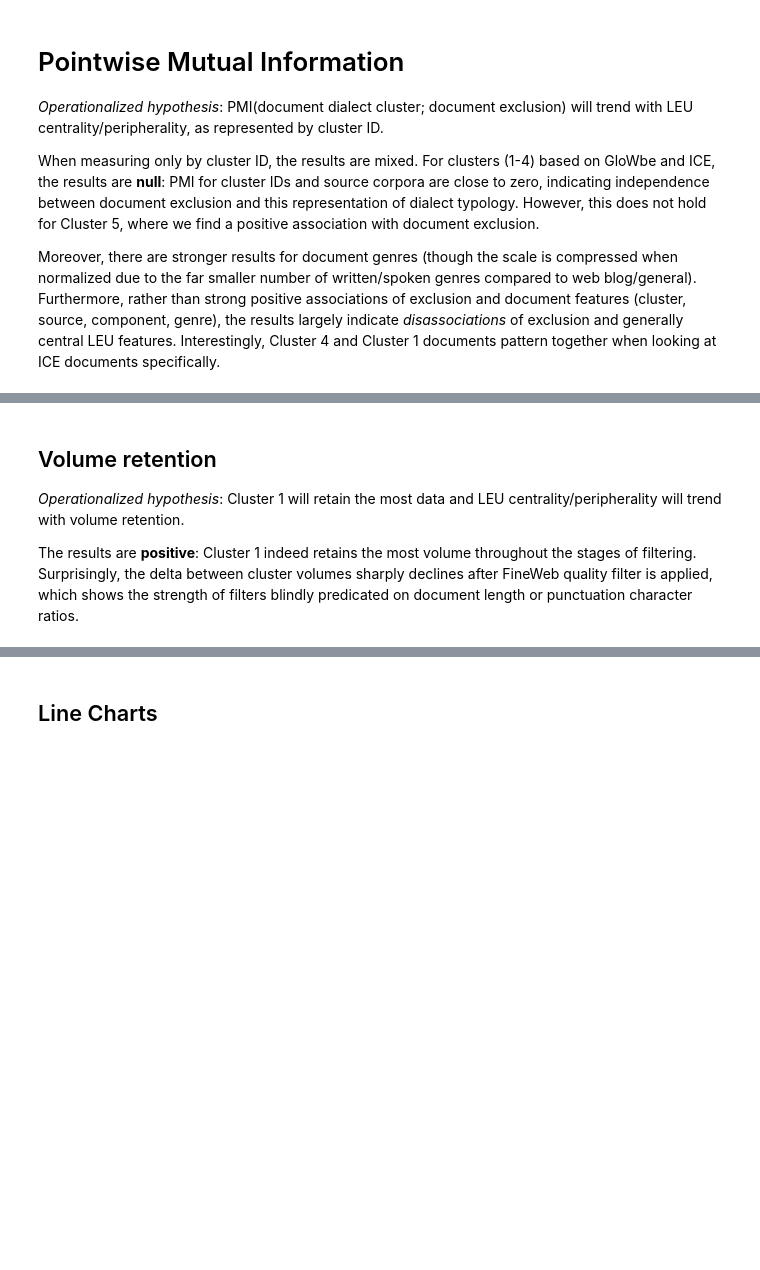
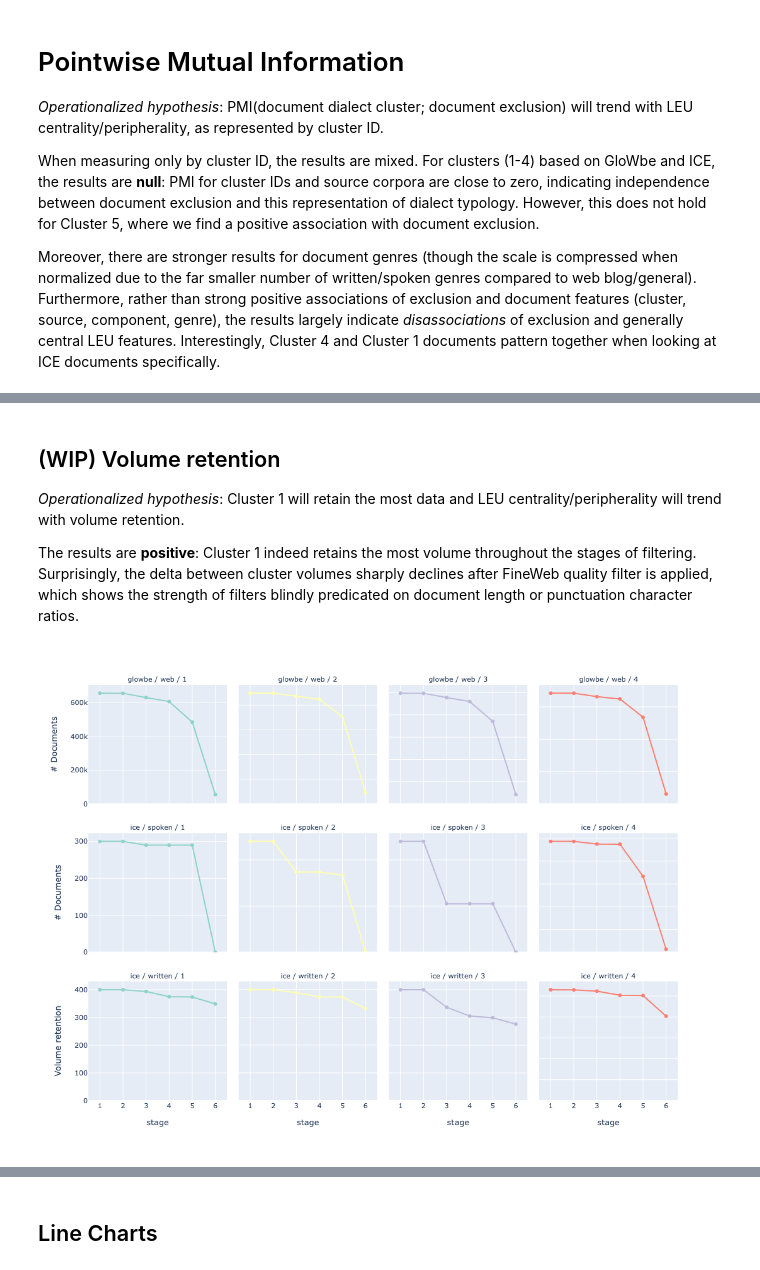
Before and after one commit to jessicacwang/pretraining-quality-mobility, a Jupyter notebook: eval/filter_audit.ipynb, the cells around one changed output, grey strips where cells are left out. Drawn from its saved outputs; the diff is of its cells as text; code cells hidden in the pictures; blank space fills up the shorter version.

```diff
--- a/eval/filter_audit.ipynb
+++ b/eval/filter_audit.ipynb
@@ -294,28 +308,33 @@ render_pmi_bar("by_mobility").write_image("../output/eval/images/pmi/mobility.pn
 # %% [markdown]
-## Volume retention
+## (WIP) Volume retention
 
 *Operationalized hypothesis*: Cluster 1 will retain the most data and LEU centrality/peripherality will trend with volume retention.
 
 The results are **positive**: Cluster 1 indeed retains the most volume throughout the stages of filtering. Surprisingly, the delta between cluster volumes sharply declines after FineWeb quality filter is applied, which shows the strength of filters blindly predicated on document length or punctuation character ratios.
 # %%
 def render_volume_line(subset_key, color_map=COLOR_MAP,font_size=11):
-    df = series[subset_key]
+    df = series[subset_key].sort_values(by=["value", "stage"])
     key_label = subset_key.replace("by_", "").replace("_", " / ")
     fig = px.line(
         df, x="stage", y="included", color="color_key",
-        line_group="value", facet_col="color_key", facet_col_wrap=2,
+        facet_col="value", facet_col_wrap=4,
+        line_group="value",
         color_discrete_map=color_map, markers=True,
-        labels={"color_key": key_label},
-        category_orders={"color_key": ["1", "2", "3", "4"]},
+        labels={"color_key": key_label, "included": "# Documents"},
+        # category_orders={"color_key": ["1", "2", "3", "4"]},
     )
     plot_size=800
-    # fig.update_traces(opacity=0.5)
-    fig.update_layout(width=plot_size, height=plot_size, yaxis_title=f"Volume retention", font=dict(size=font_size))
-    fig.for_each_annotation(lambda a: a.update(text=f"Cluster {a.text.split("=")[-1]}"))
-    fig.update_yaxes(range=[0,300])
+
+    fig.update_layout(showlegend=False,width=plot_size, height=plot_size, yaxis_title=f"Volume retention", font=dict(size=font_size))
+    fig.for_each_annotation(lambda a: a.update(text=f"{a.text.split("=")[-1]}"))
+
+    fig.update_yaxes(matches=None,rangemode="tozero")
+    fig.update_xaxes(range=[0.5,6.5],dtick=1)
     return fig
 # %%
-# render_volume_line("by_cluster")
+render_volume_line("by_source_genre_cluster_english")
+# %% [output]
+[figure, added]
 # %%
 # !mkdir -p ../output/eval/images/retention/volume/logscale
 # %%
```
Also changed, not shown: parts of 26 cells of this notebook.
